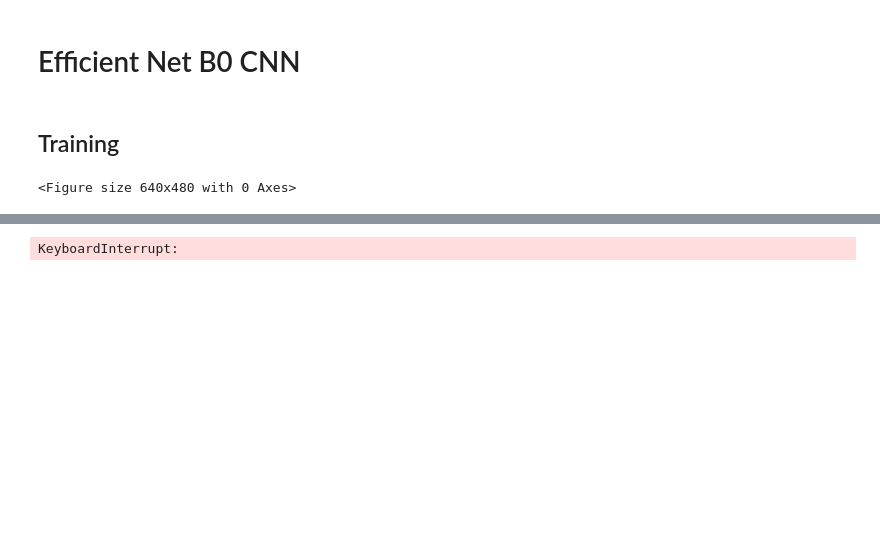
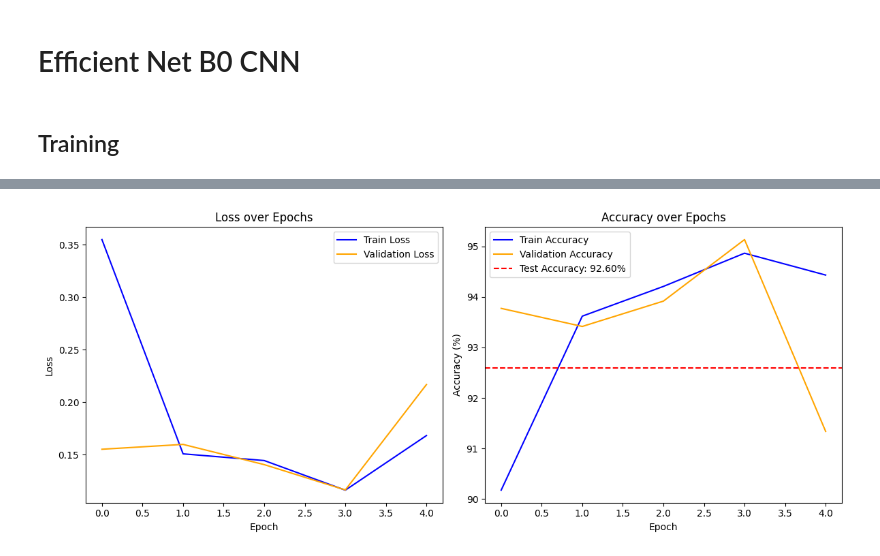
Before and after one commit to ssegaloff/DS6050_ML3_Final_Proj, a Jupyter notebook: EfficientNet_Transfer_learning.ipynb, the cells around one changed output, grey strips where cells are left out. Drawn from its saved outputs; the diff is of its cells as text; code cells hidden in the pictures; blank space fills up the shorter version.

Commit message:
GraphingEffNet

```diff
--- a/EfficientNet_Transfer_learning.ipynb
+++ b/EfficientNet_Transfer_learning.ipynb
@@ -144,7 +144,6 @@ class EffNetB0CNN(Module):
 # %%
 device = torch.device("cuda" if torch.cuda.is_available() else "cpu")
 # %%
-plt.ion()
 fig, (ax1, ax2) = plt.subplots(1, 2, figsize=(12, 5))
 
 def update_plot(train_losses, val_losses, train_accs, val_accs, test_acc=None):
@@ -168,9 +167,9 @@ def update_plot(train_losses, val_losses, train_accs, val_accs, test_acc=None):
     ax2.legend()
 
     plt.tight_layout()
-    display.display(plt.gcf())
     display.clear_output(wait=True)
-    plt.pause(0.1)
+    display.display(fig)
+
 
 
 num_epochs = 5
@@ -265,8 +264,6 @@ print(f"\n Final Evaluation on Test Set: {final_accuracy:.2f}")
 
 update_plot(train_losses, val_losses, train_accs, val_accs, test_acc=final_accuracy)
 
-plt.ioff()
 plt.savefig('training_results.png')
-plt.show()
+plt.close(fig)
 # %% [output]
-<Figure size 640x480 with 0 Axes>
@@ -276 +270 @@ Validation Loss: 0.1644 | Validation Acc: 92.63%
-KeyboardInterrupt:
+[figure, added]
```
Also changed, not shown: parts of 1 cell of this notebook.
